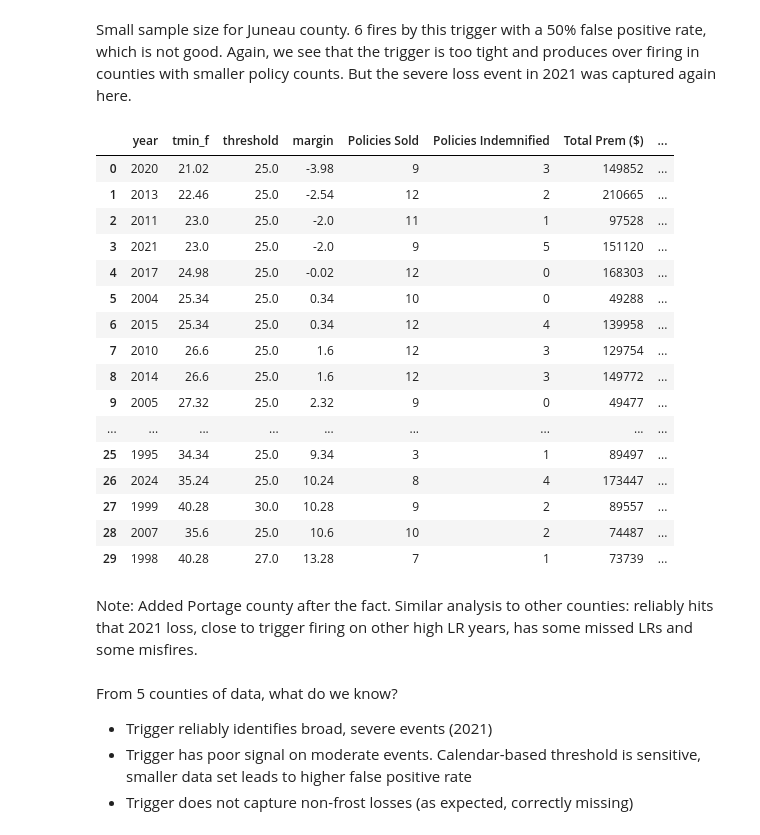
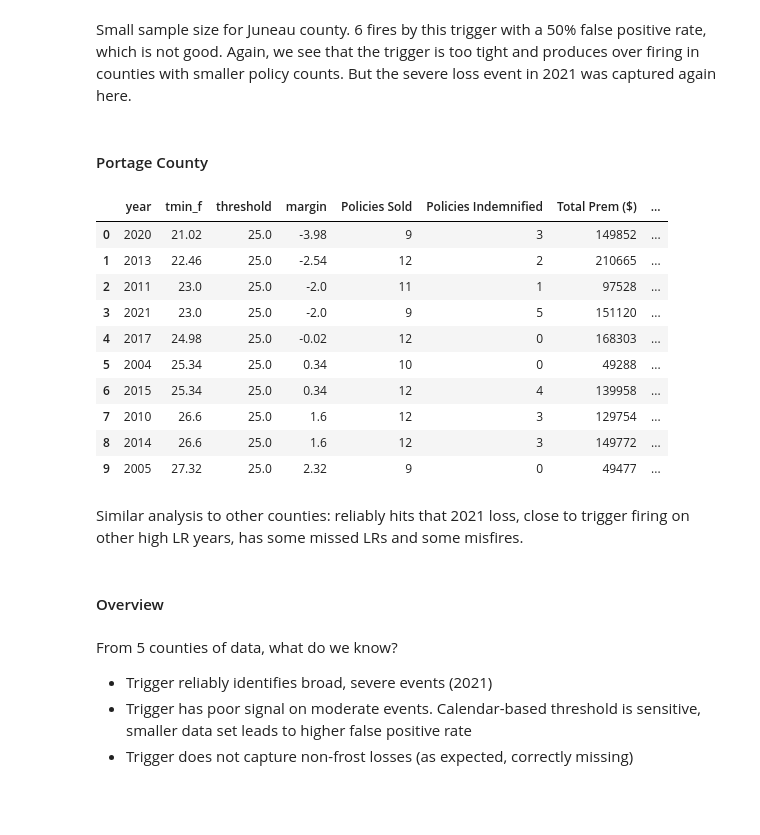
Before and after one commit to michaeljschumacher/parametric-cranberry, a Jupyter notebook: parametric_cranberry.ipynb, the cells around one changed output. Cells and saved outputs as stored; diff of their text form; code cells hidden in the pictures; blank space fills up the shorter version.

```diff
--- a/parametric_cranberry.ipynb
+++ b/parametric_cranberry.ipynb
@@ -470,28 +419,26 @@ counties["juneau"]
 # %% [markdown]
 Small sample size for Juneau county. 6 fires by this trigger with a 50% false positive rate, which is not good. Again, we see that the trigger is too tight and produces over firing in counties with smaller policy counts. But the severe loss event in 2021 was captured again here.
+# %% [markdown]
+#### Portage County
 # %%
 counties["portage"] = validate_county(points["portage"], "data/USDA RMA Cranberry LR Data - Portage County.xlsx", "portage")
-counties["portage"]
+counties["portage"].head(10)
 # %% [output]
 |  | year | tmin_f | threshold | margin | Policies Sold | Policies Indemnified | Total Prem ($) | ... |
 | 0 | 2020 | 21.02 | 25.0 | -3.98 | 9 | 3 | 149852 | ... |
 | 1 | 2013 | 22.46 | 25.0 | -2.54 | 12 | 2 | 210665 | ... |
 | 2 | 2011 | 23.0 | 25.0 | -2.0 | 11 | 1 | 97528 | ... |
 | 3 | 2021 | 23.0 | 25.0 | -2.0 | 9 | 5 | 151120 | ... |
 | 4 | 2017 | 24.98 | 25.0 | -0.02 | 12 | 0 | 168303 | ... |
 | 5 | 2004 | 25.34 | 25.0 | 0.34 | 10 | 0 | 49288 | ... |
 | 6 | 2015 | 25.34 | 25.0 | 0.34 | 12 | 4 | 139958 | ... |
 | 7 | 2010 | 26.6 | 25.0 | 1.6 | 12 | 3 | 129754 | ... |
 | 8 | 2014 | 26.6 | 25.0 | 1.6 | 12 | 3 | 149772 | ... |
 | 9 | 2005 | 27.32 | 25.0 | 2.32 | 9 | 0 | 49477 | ... |
-| ... | ... | ... | ... | ... | ... | ... | ... | ... |
-| 25 | 1995 | 34.34 | 25.0 | 9.34 | 3 | 1 | 89497 | ... |
-| 26 | 2024 | 35.24 | 25.0 | 10.24 | 8 | 4 | 173447 | ... |
-| 27 | 1999 | 40.28 | 30.0 | 10.28 | 9 | 2 | 89557 | ... |
-| 28 | 2007 | 35.6 | 25.0 | 10.6 | 10 | 2 | 74487 | ... |
-| 29 | 1998 | 40.28 | 27.0 | 13.28 | 7 | 1 | 73739 | ... |
 # %% [markdown]
-Note: Added Portage county after the fact. Similar analysis to other counties: reliably hits that 2021 loss, close to trigger firing on other high LR years, has some missed LRs and some misfires.
+Similar analysis to other counties: reliably hits that 2021 loss, close to trigger firing on other high LR years, has some missed LRs and some misfires.
+# %% [markdown]
+#### Overview
 # %% [markdown]
 From 5 counties of data, what do we know?
 - Trigger reliably identifies broad, severe events (2021)
```
Also changed, not shown: parts of 85 cells of this notebook.
